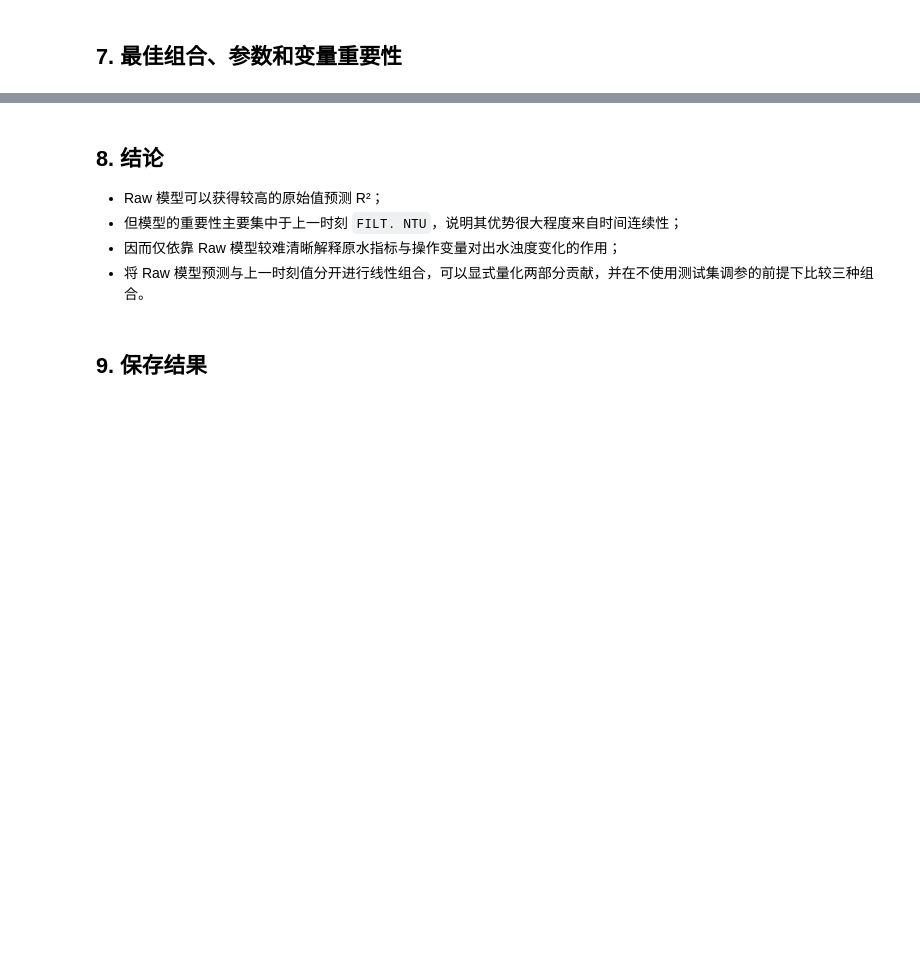
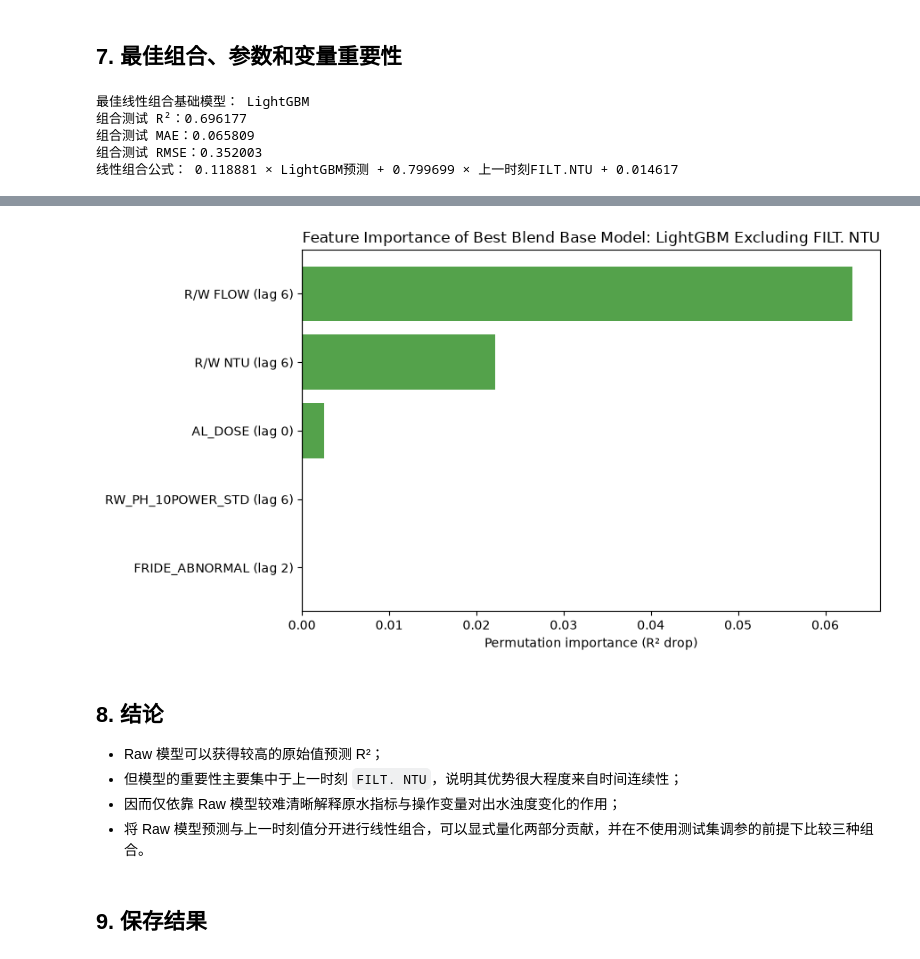
Before and after one commit to Azdmjiny/2026-Asia-Pasific-cup, a Jupyter notebook: temp/p2_raw_AL_DOSE_FRIDE_ABNORMAL.ipynb, the cells around one changed output, grey strips where cells are left out. Saved outputs shown, nothing was run; the diff lists cells and outputs as text; code cells hidden in the pictures; blank space fills up the shorter version.

```diff
--- a/temp/p2_raw_AL_DOSE_FRIDE_ABNORMAL.ipynb
+++ b/temp/p2_raw_AL_DOSE_FRIDE_ABNORMAL.ipynb
@@ -39,7 +39,7 @@ pd.set_option("display.width", 240)
 TARGET_COL = "FILT. NTU"
 RANDOM_STATE = 42
 TEST_SIZE = 0.20
-CORE_FEATURES = ["R/W NTU", "R/W PH", "AL_DOSE", "FRIDE_ABNORMAL", "R/W FLOW"]
+CORE_FEATURES = ["R/W NTU", "RW_PH_10POWER_STD", "AL_DOSE", "FRIDE_ABNORMAL", "R/W FLOW"]
 EXOG_LEVEL_LAGS = list(range(0, 7))
 TARGET_HISTORY_LAGS = [1, 2, 3]
 MODEL_ORDER = ["MLP", "Random Forest", "LightGBM"]
@@ -519,15 +619,36 @@ best_prediction_df = pd.DataFrame(
 )
 
 plt.figure(figsize=(9, 5))
-plot_importance = best_model_importance_df.sort_values("importance_R2_drop")
+
+# 仅用于可视化：隐藏 FILT. NTU 自回归项，避免其重要性过大压缩其他变量
+plot_importance = (
+    best_model_importance_df[
+        ~best_model_importance_df["variable"]
+        .astype(str)
+        .str.contains("FILT. NTU", regex=False, na=False)
+    ]
+    .sort_values("importance_R2_drop")
+)
+
 plt.barh(
     plot_importance["variable"],
     plot_importance["importance_R2_drop"],
     color=MODEL_COLORS[best_model_name],
 )
+
 plt.axvline(0, color="black", linewidth=0.8)
 plt.xlabel("Permutation importance (R² drop)")
-plt.title(f"Feature Importance of Best Blend Base Model: {best_model_name}")
+plt.title(f"Feature Importance of Best Blend Base Model: {best_model_name} Excluding FILT. NTU")
 plt.tight_layout()
-plt.savefig(FIG_DIR / "best_blend_model_feature_importance.png", dpi=300, bbox_inches="tight")
+plt.savefig(
+    FIG_DIR / "best_blend_model_feature_importance_excluding_filt_ntu.png",
+    dpi=300,
+    bbox_inches="tight",
+)
 plt.show()
+# %% [output]
+最佳线性组合基础模型： LightGBM
+组合测试 R²：0.696177
+组合测试 MAE：0.065809
+组合测试 RMSE：0.352003
+线性组合公式： 0.118881 × LightGBM预测 + 0.799699 × 上一时刻FILT.NTU + 0.014617
@@ -534,3 +662,4 @@ plt.show()
+[figure, added]
 # %% [markdown]
 ## 8. 结论
 
```
Also changed, not shown: parts of 7 cells of this notebook.
